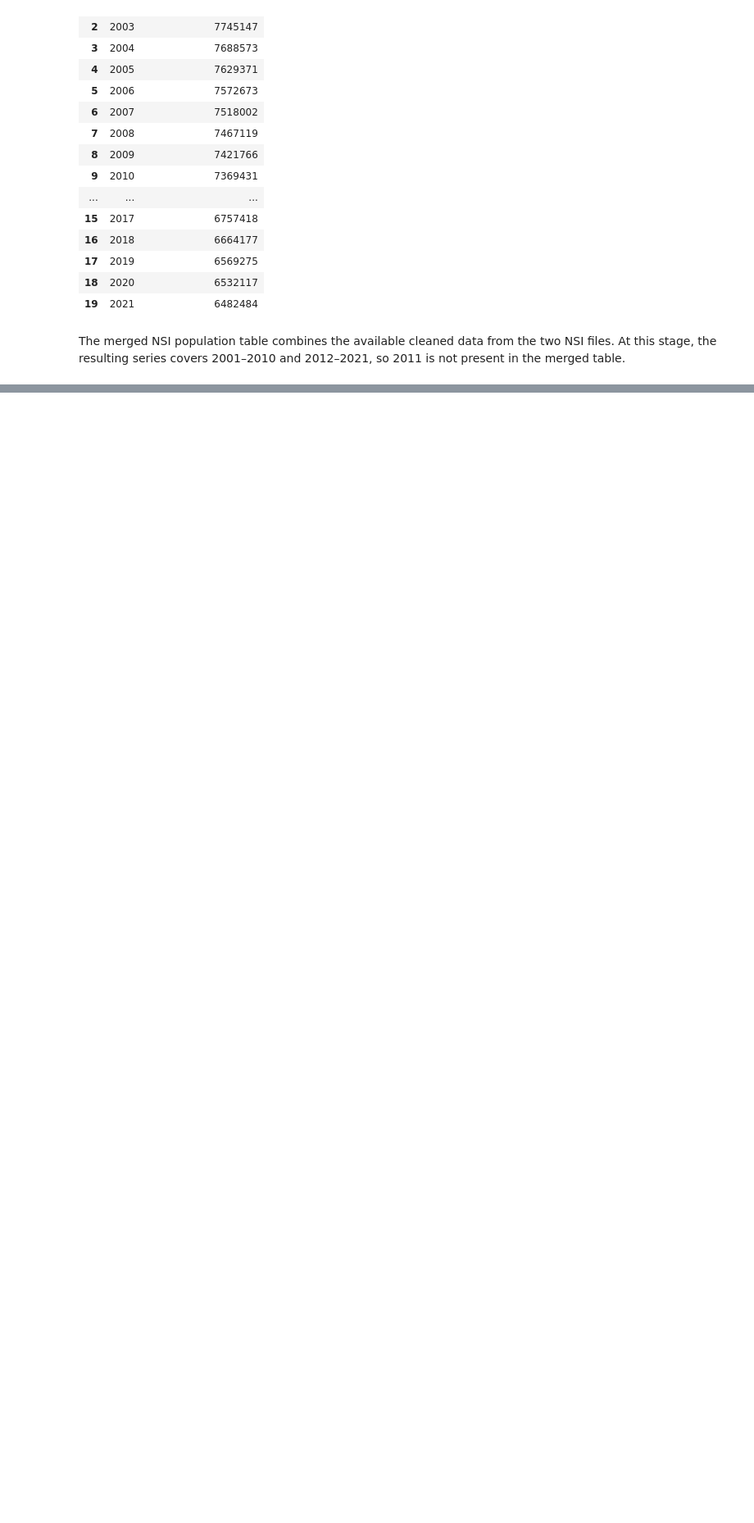
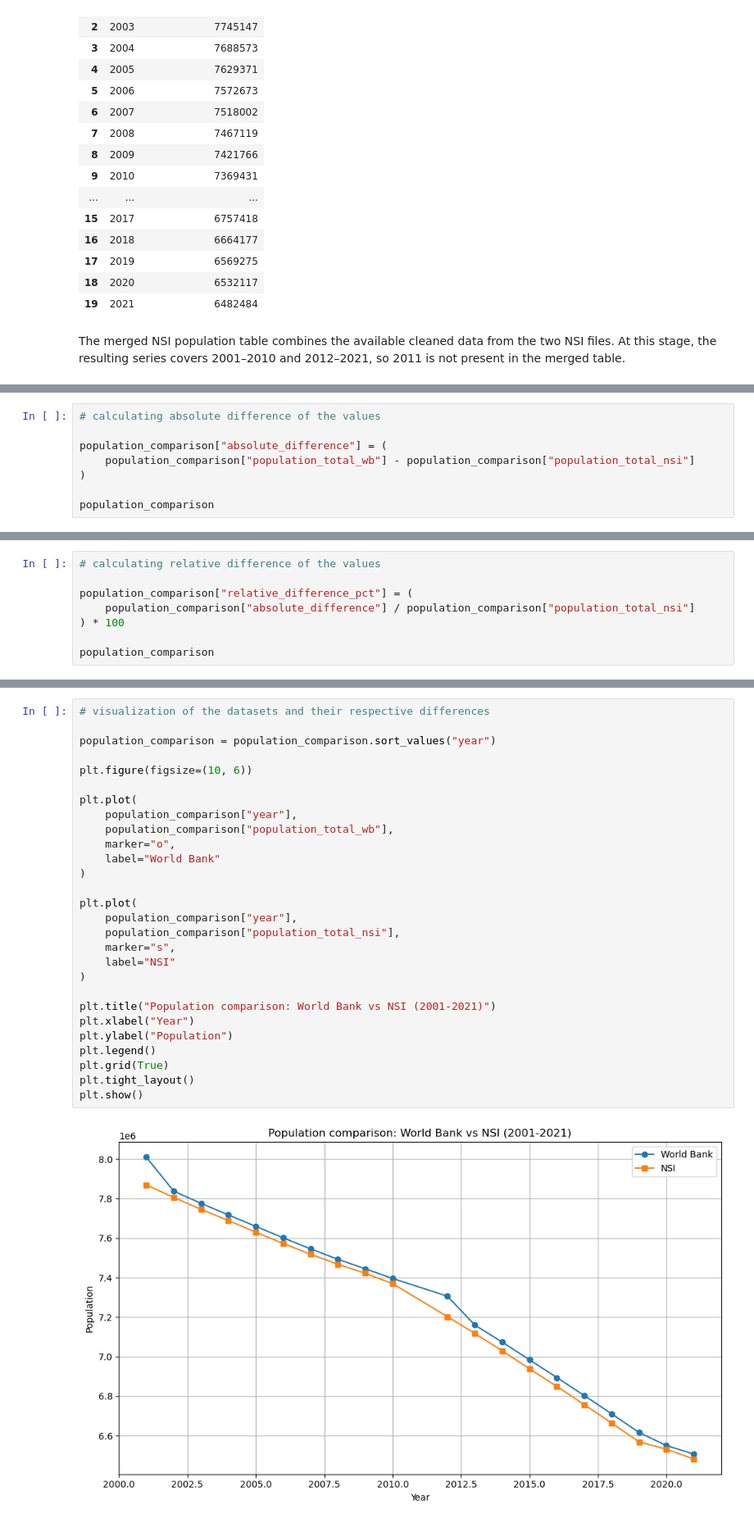
Before and after one commit to AleksM654/bulgaria-before-after-1989, a Jupyter notebook: notebooks/01_data_inspection_and_cleaning.ipynb, the cells around one changed output, grey strips where cells are left out. Shown at 82% size. Saved outputs shown, nothing was run; the diff lists cells and outputs as text; blank space fills up the shorter version.

Commit message:
Compare World Bank and NSI population data for overlapping years

```diff
--- a/notebooks/01_data_inspection_and_cleaning.ipynb
+++ b/notebooks/01_data_inspection_and_cleaning.ipynb
@@ -627,0 +692,8 @@ The merged NSI population table combines the available cleaned data from the two
+# %%
+# calculating absolute difference of the values
+
+population_comparison["absolute_difference"] = (
+    population_comparison["population_total_wb"] - population_comparison["population_total_nsi"]
+)
+
+population_comparison
@@ -627,0 +718,8 @@ The merged NSI population table combines the available cleaned data from the two
+# %%
+# calculating relative difference of the values
+
+population_comparison["relative_difference_pct"] = (
+    population_comparison["absolute_difference"] / population_comparison["population_total_nsi"]
+) * 100
+
+population_comparison
@@ -627,0 +760,30 @@ The merged NSI population table combines the available cleaned data from the two
+# %%
+# visualization of the datasets and their respective differences
+
+population_comparison = population_comparison.sort_values("year")
+
+plt.figure(figsize=(10, 6))
+
+plt.plot(
+    population_comparison["year"],
+    population_comparison["population_total_wb"],
+    marker="o",
+    label="World Bank"
+)
+
+plt.plot(
+    population_comparison["year"],
+    population_comparison["population_total_nsi"],
+    marker="s",
+    label="NSI"
+)
+
+plt.title("Population comparison: World Bank vs NSI (2001-2021)")
+plt.xlabel("Year")
+plt.ylabel("Population")
+plt.legend()
+plt.grid(True)
+plt.tight_layout()
+plt.show()
+# %% [output]
+[figure, added]
```
Also changed, not shown: parts of 13 cells of this notebook.
